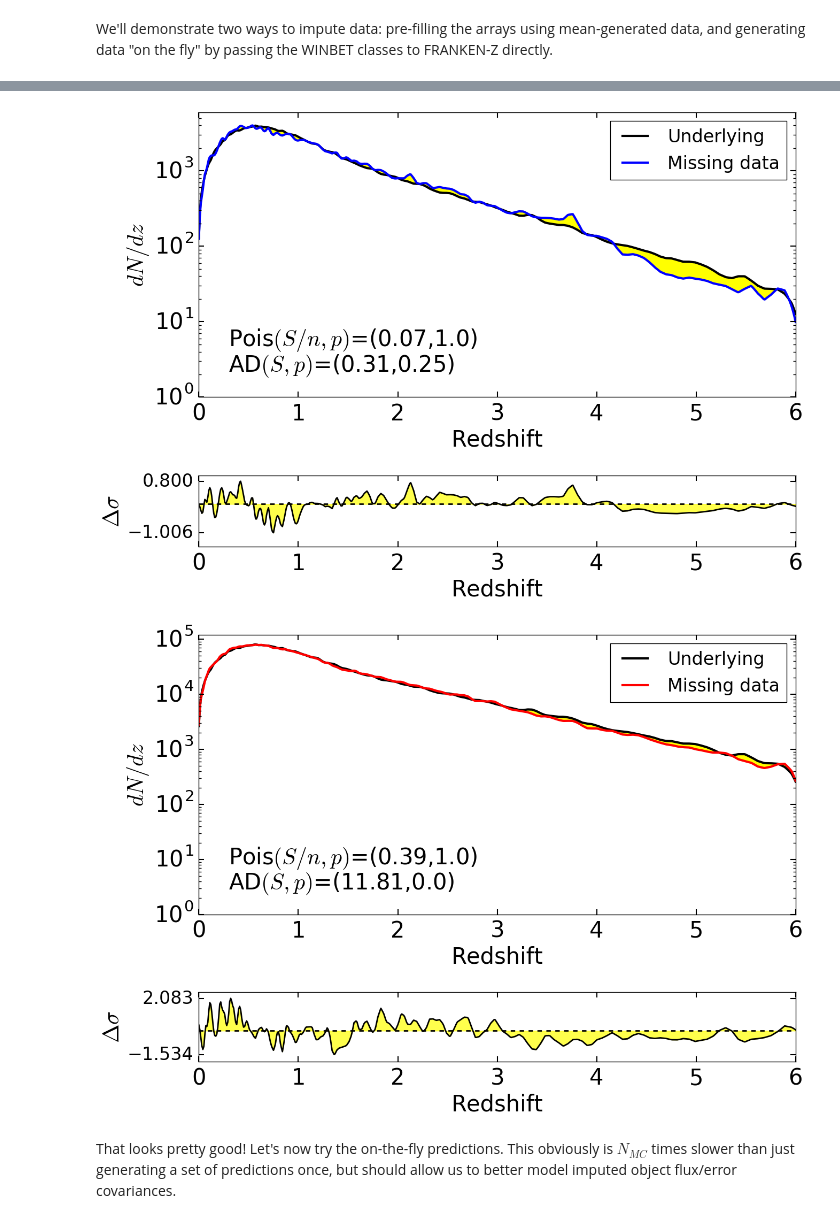
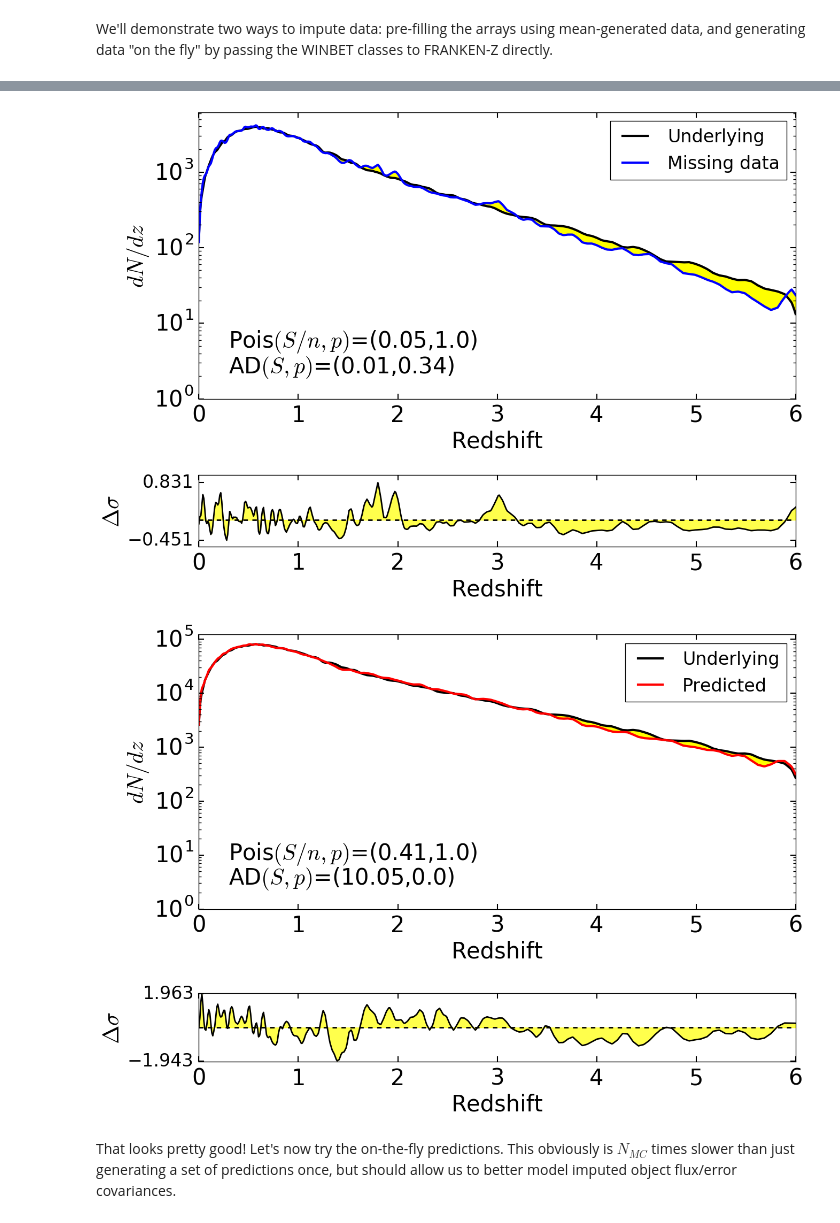
Before and after one commit to joshspeagle/frankenz, a Jupyter notebook: frankenz_imputation.ipynb, the cells around one changed output, grey strips where cells are left out. Drawn from its saved outputs; the diff is of its cells as text; code cells hidden in the pictures.

```diff
--- a/frankenz_imputation.ipynb
+++ b/frankenz_imputation.ipynb
@@ -63,7 +65,7 @@ maglims=[26.5,26.1,25.9,25.1,24.4] # g,r,i,z,y 5-sigma limits for HSC data
 Nf=len(phot_d[0]) # number of filters
 flux_zeropoint=10**(-0.4*-23.9) # AB magnitude zeropoint
 skynoise=median(sqrt(var_d),axis=0)
-mag_d,magerr_d=fz.asinh_mag_map(phot_d,err_d,zeropoint=flux_zeropoint,skynoise=skynoise) # Luptitude mapping
+mag_d,magerr_d=fz.asinh_mag_map(phot_d,err_d,skynoise,zeropoint=flux_zeropoint) # Luptitude mapping
 
 # load model data
 models=load('model_catalog_hsc-cosmos.npy')
@@ -152,6 +157,7 @@ We now want to simulate censorship. Let's just imagine that 1/100 objects is mis
 # %%
 # censor data
-mask_d[sel]=(random.uniform(size=(phot_d[sel]).shape)>0.01)
+mask_d[sel]=(random.uniform(size=(phot_d[sel]).shape)>0.01) # randomly censor objects
+mask_d[sel,2]=True # all i-band magnitudes remain uncensored because that's how objects were selected
 mask_train_d,mask_test_d=mask_d[sel][train_sel],mask_d[sel][test_sel]
 csel=(mask_d[sel].sum(axis=1)<5)
 
@@ -169,13 +175,14 @@ We first want to test if we can impute missing data without bias. I've found tha
 # %%
-mag_d_impute=empty((100,sum(csel),Nf))
+N_mc=100
+mag_d_impute=empty((N_mc,sum(csel),Nf)) # imputed magnitude array
 
-for i in xrange(100):
+for i in xrange(N_mc):
     sys.stdout.write(str(i)+' ')
     # censored data matrix
-    mag_d_censor=normal(mag_d,magerr_d)
-    mag_d_censor[mask_d==False]=nan
+    mag_d_censor=normal(mag_d,magerr_d) # jitter data
+    mag_d_censor[mask_d==False]=nan # censor data
 
-    # imputation
+    # impute missing magnitudes
     mag_d_impute[i]=fancyimpute.MICE(verbose=False,n_burn_in=10,n_imputations=10).complete(mag_d_censor[sel])[csel]
 # %% [output]
 0 1 2 3 4 5 6 7 8 9 10 11 12 13 14 15 16 17 18 19 20 21 22 23 24 25 26 27 28 29 30 31 32 33 34 35 36 37 38 39 40 41 42 43 44 45 46 47 48 49 50 51 52 53 54 55 56 57 58 59 60 61 62 63 64 65 66 67 68 69  ...
@@ -432,6 +457,6 @@ As the error plot above shows, however, **for a given realization**, we are actu
 # %%
 # initialize FRANKEN-Z instance
-frankenz=fz.FRANKENZ(N_members=10) # default values: N_MC=100, N_neighbors=10
+frankenz=fz.FRANKENZ(N_members=25)
 # %%
 # initialize WINBET instances
 winbet_train,winbet_test=fz.WINBET(Ntrees=25),fz.WINBET(Ntrees=25) # intialize WINBET (Ntrees=100,Nleaf=10)
@@ -514,13 +540,13 @@ figure(figsize=(14,10))
 Q_pois,Q_ad=fz.plot_nz(z_pdf*sum(csel[test_sel]),nansum(zpdf_fz[csel[test_sel]],axis=0),rdict.zgrid_out,rdict.dz_out,
                       sample_names=['Underlying','Missing data'],colors=['black','blue'])
 # %% [output]
-[figure, old version]
+[figure, new version]
 # %%
 figure(figsize=(14,10))
 Q_pois,Q_ad=fz.plot_nz(z_pdf*Ntest,nansum(zpdf_fz,axis=0),rdict.zgrid_out,rdict.dz_out,
-                      sample_names=['Underlying','Missing data'],colors=['black','red'])
+                      sample_names=['Underlying','Predicted'],colors=['black','red'])
 # %% [output]
-[figure, old version]
+[figure, new version]
 # %% [markdown]
 That looks pretty good! Let's now try the on-the-fly predictions. This obviously is $N_{MC}$ times slower than just generating a set of predictions once, but should allow us to better model imputed object flux/error covariances.
 # %%
```
Also changed, not shown: parts of 62 cells of this notebook.
